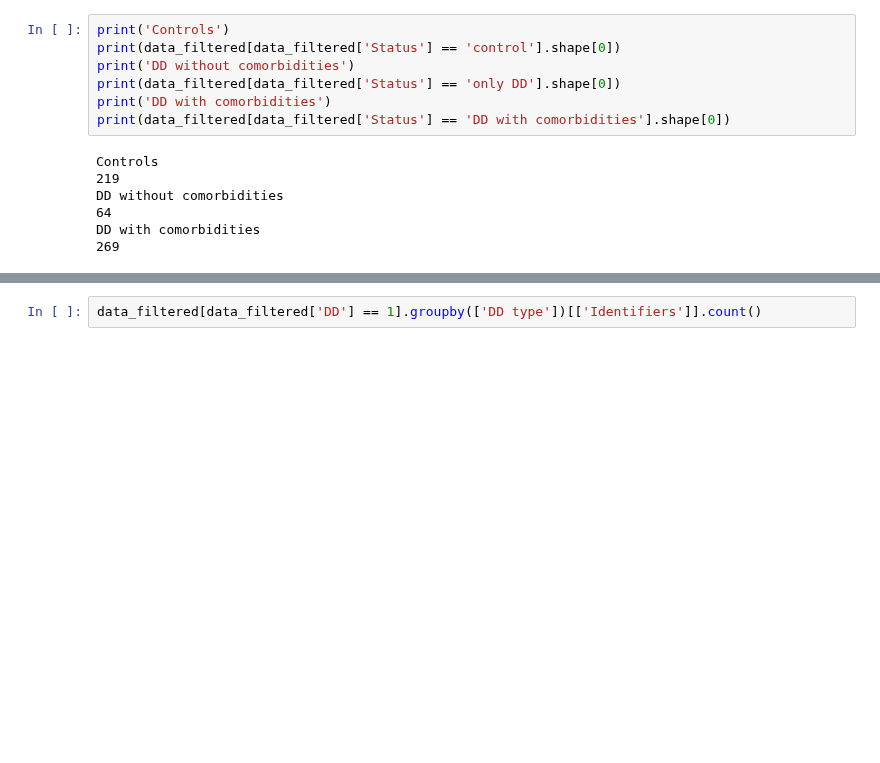
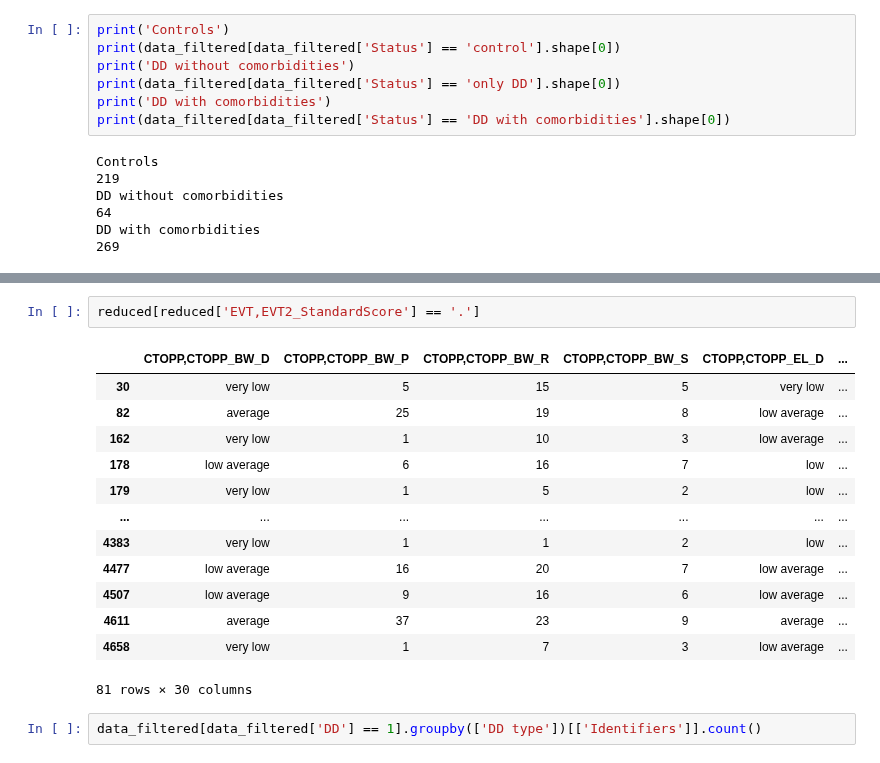
Before and after one commit to cristinarainich/Child-Mind-Institute-Project, a Jupyter notebook: Pheno_data.ipynb, the cells around one changed output, grey strips where cells are left out. Saved outputs shown, nothing was run; the diff lists cells and outputs as text; blank space fills up the shorter version.

```diff
--- a/Pheno_data.ipynb
+++ b/Pheno_data.ipynb
@@ -1676,3 +1767,19 @@ DD with comorbidities
+# %%
+reduced[reduced['EVT,EVT2_StandardScore'] == '.']
+# %% [output]
+|  | CTOPP,CTOPP_BW_D | CTOPP,CTOPP_BW_P | CTOPP,CTOPP_BW_R | CTOPP,CTOPP_BW_S | CTOPP,CTOPP_EL_D | ... |
+| 30 | very low | 5 | 15 | 5 | very low | ... |
+| 82 | average | 25 | 19 | 8 | low average | ... |
+| 162 | very low | 1 | 10 | 3 | low average | ... |
+| 178 | low average | 6 | 16 | 7 | low | ... |
+| 179 | very low | 1 | 5 | 2 | low | ... |
+| ... | ... | ... | ... | ... | ... | ... |
+| 4383 | very low | 1 | 1 | 2 | low | ... |
+| 4477 | low average | 16 | 20 | 7 | low average | ... |
+| 4507 | low average | 9 | 16 | 6 | low average | ... |
+| 4611 | average | 37 | 23 | 9 | average | ... |
+| 4658 | very low | 1 | 7 | 3 | low average | ... |
+81 rows × 30 columns
 # %%
 data_filtered[data_filtered['DD'] == 1].groupby(['DD type'])[['Identifiers']].count()
 # %% [output]
```
Also changed, not shown: parts of 19 cells of this notebook.
